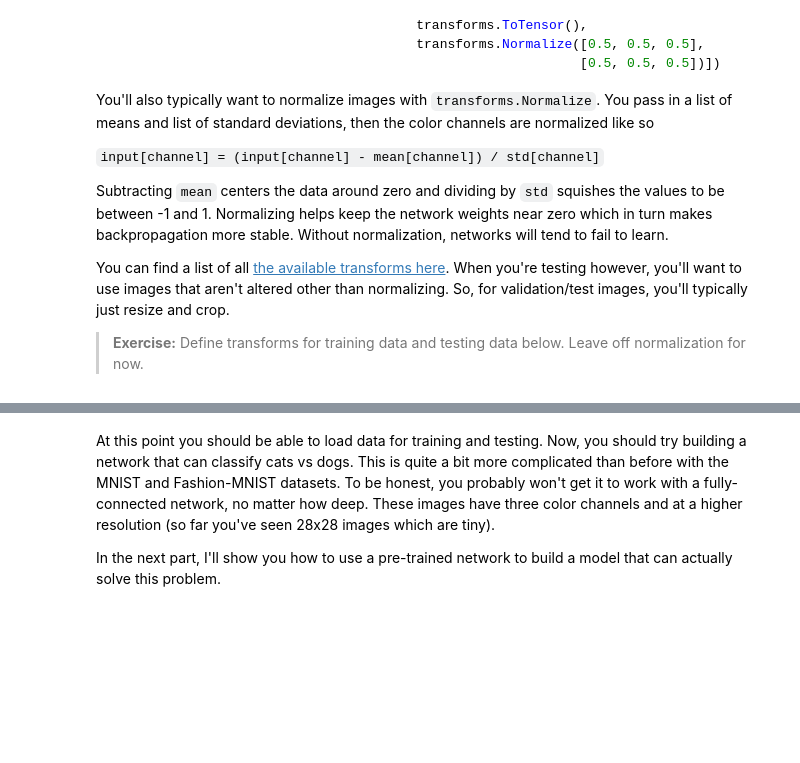
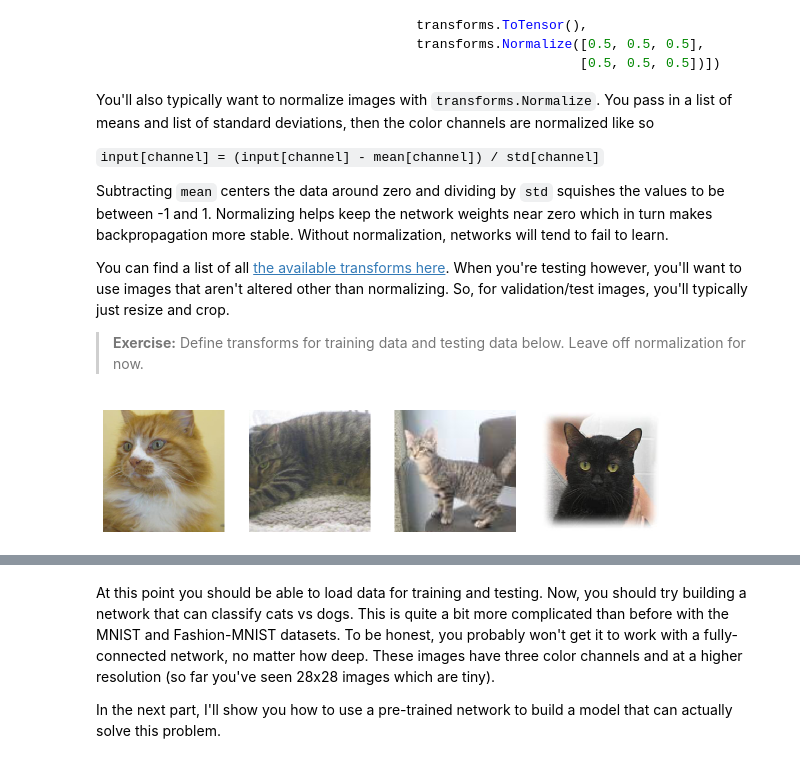
Before and after one commit to iceman011/deep-learning-v2-pytorch, a Jupyter notebook: intro-to-pytorch/Part 7 - Loading Image Data (Solution).ipynb, the cells around one changed output, grey strips where cells are left out. Cells and saved outputs as stored; diff of their text form; code cells hidden in the pictures; blank space fills up the shorter version.

```diff
--- a/intro-to-pytorch/Part 7 - Loading Image Data (Solution).ipynb
+++ b/intro-to-pytorch/Part 7 - Loading Image Data (Solution).ipynb
@@ -332,7 +348,7 @@ You can find a list of all [the available transforms here](http://pytorch.org/do
 
 >**Exercise:** Define transforms for training data and testing data below. Leave off normalization for now.
 # %%
-data_dir = 'Cat_Dog_data'
+data_dir = './Cat_Dog_data'
 
 # TODO: Define transforms for the training data and testing data
 train_transforms = transforms.Compose([transforms.RandomRotation(30),
@@ -354,12 +370,14 @@ testloader = torch.utils.data.DataLoader(test_data, batch_size=32)
 # %%
 # change this to the trainloader or testloader
 data_iter = iter(testloader)
 
 images, labels = next(data_iter)
 fig, axes = plt.subplots(figsize=(10,4), ncols=4)
 for ii in range(4):
     ax = axes[ii]
-    helper.imshow(images[ii], ax=ax, normalize=False)
+    imshow(images[ii], ax=ax, normalize=False)
+# %% [output]
+[figure, added]
 # %% [markdown]
 Your transformed images should look something like this.
 
```
Also changed, not shown: parts of 4 cells of this notebook.
